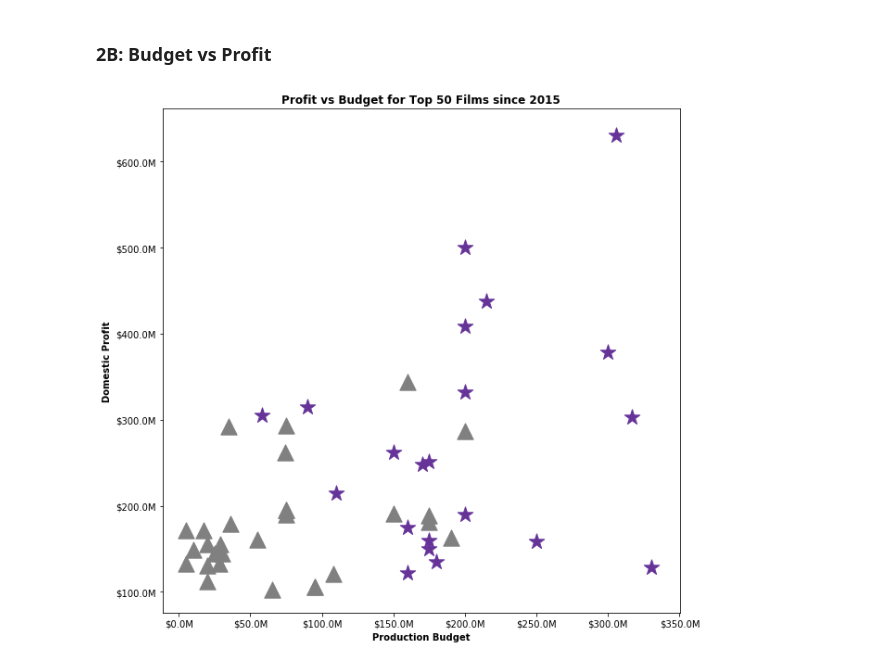
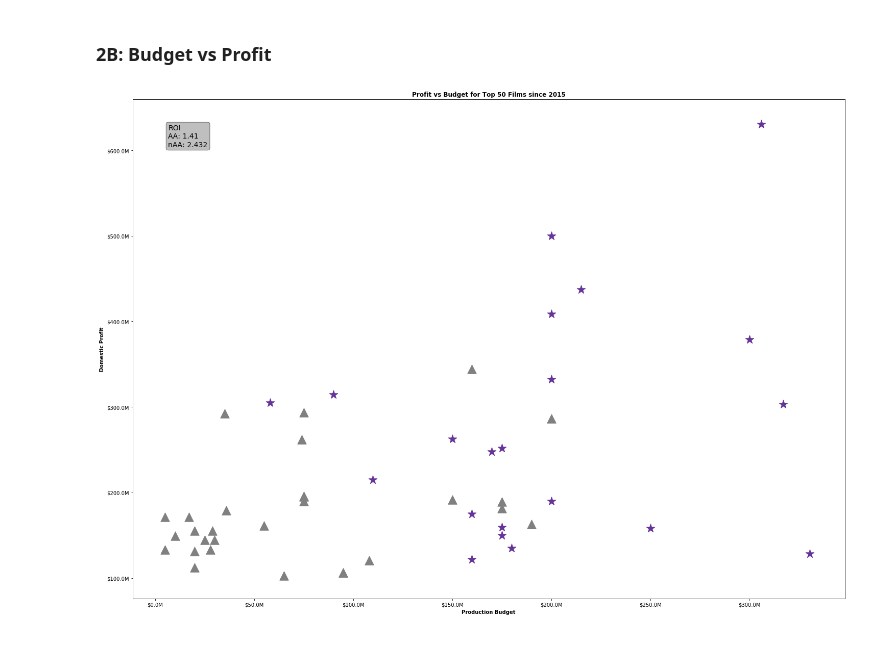
Before and after one commit to a-woodbury/DCDS-MOD1---MS-Movies, a Jupyter notebook: notebooks/mod1_jbaw_analysis&viz_aw.ipynb, the cells around one changed output. Drawn from its saved outputs; the diff is of its cells as text; code cells hidden in the pictures.

```diff
--- a/notebooks/mod1_jbaw_analysis&viz_aw.ipynb
+++ b/notebooks/mod1_jbaw_analysis&viz_aw.ipynb
@@ -97,24 +100,29 @@ naaprof = naaprofitscatter['domestic_profit']
 # %%
 #prepare plot to indicate '$' in millions
 def millions(x, pos):
     'The two args are the value and tick position'
     return '$%1.1fM' % (x * 1e-6)
 
+props = dict(boxstyle='round', facecolor='grey', alpha=0.5)
 
 formatter = FuncFormatter(millions)
 
-fig, ax = plt.subplots(figsize=(10,10))
+fig, ax = plt.subplots(figsize=(25,18))
 ax.yaxis.set_major_formatter(formatter)
 ax.xaxis.set_major_formatter(formatter)
 
 plt.scatter(naaprod,naaprof, marker="^",s=300,c='grey')
 plt.scatter(aaprod,aaprof,marker="*",s=300,c='rebeccapurple')
+
+ax.text(0.05, 0.95, 'ROI\nAA: 1.41\nnAA: 2.432', transform=ax.transAxes, fontsize=14,
+        verticalalignment='top', bbox=props)
+
 
 plt.title('Profit vs Budget for Top 50 Films since 2015',fontweight='bold')
 plt.xlabel('Production Budget',fontweight='bold')
 plt.ylabel('Domestic Profit',fontweight='bold')
 
 plt.savefig('budgetprofitscatter.png')
 plt.show()
 # %% [output]
-[figure, old version]
+[figure, new version]
```
Also changed, not shown: parts of 1 cell of this notebook, 4 other files.
